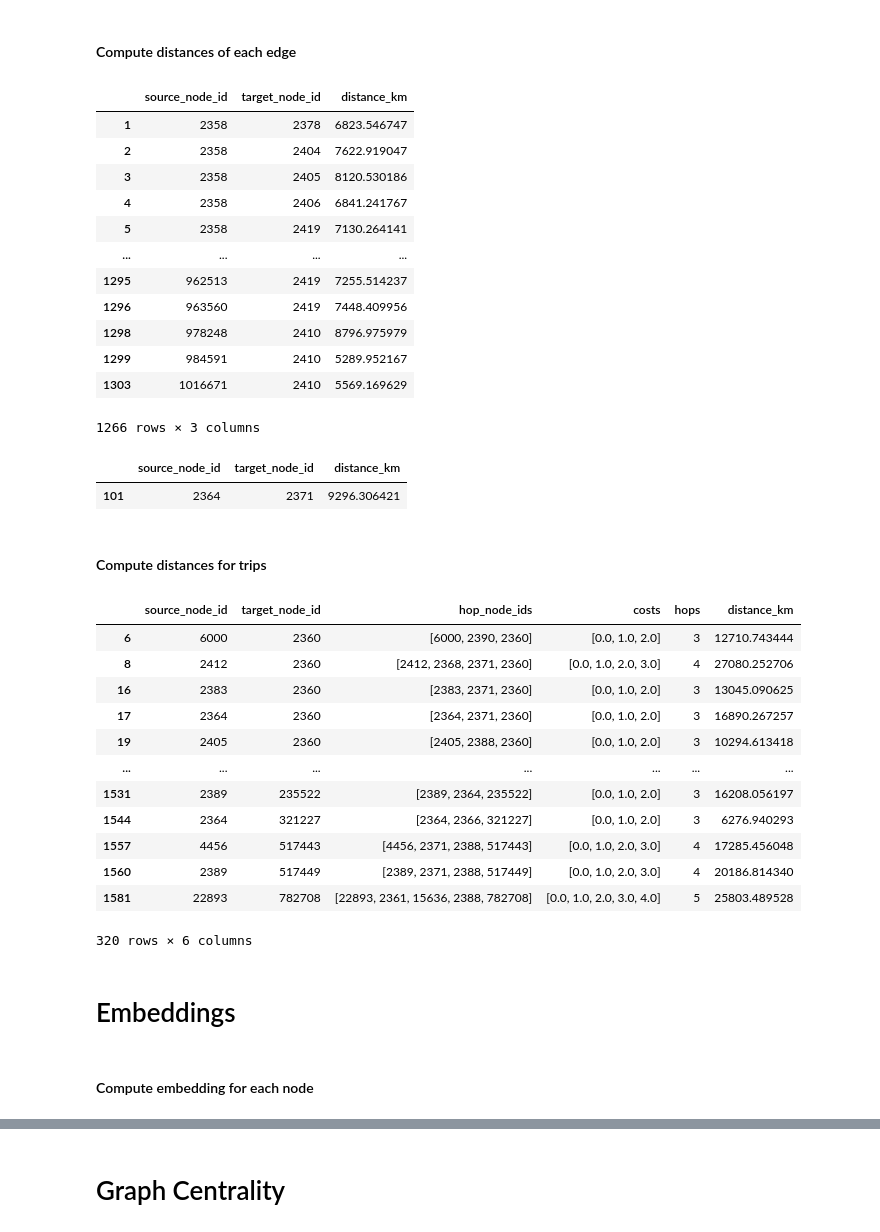
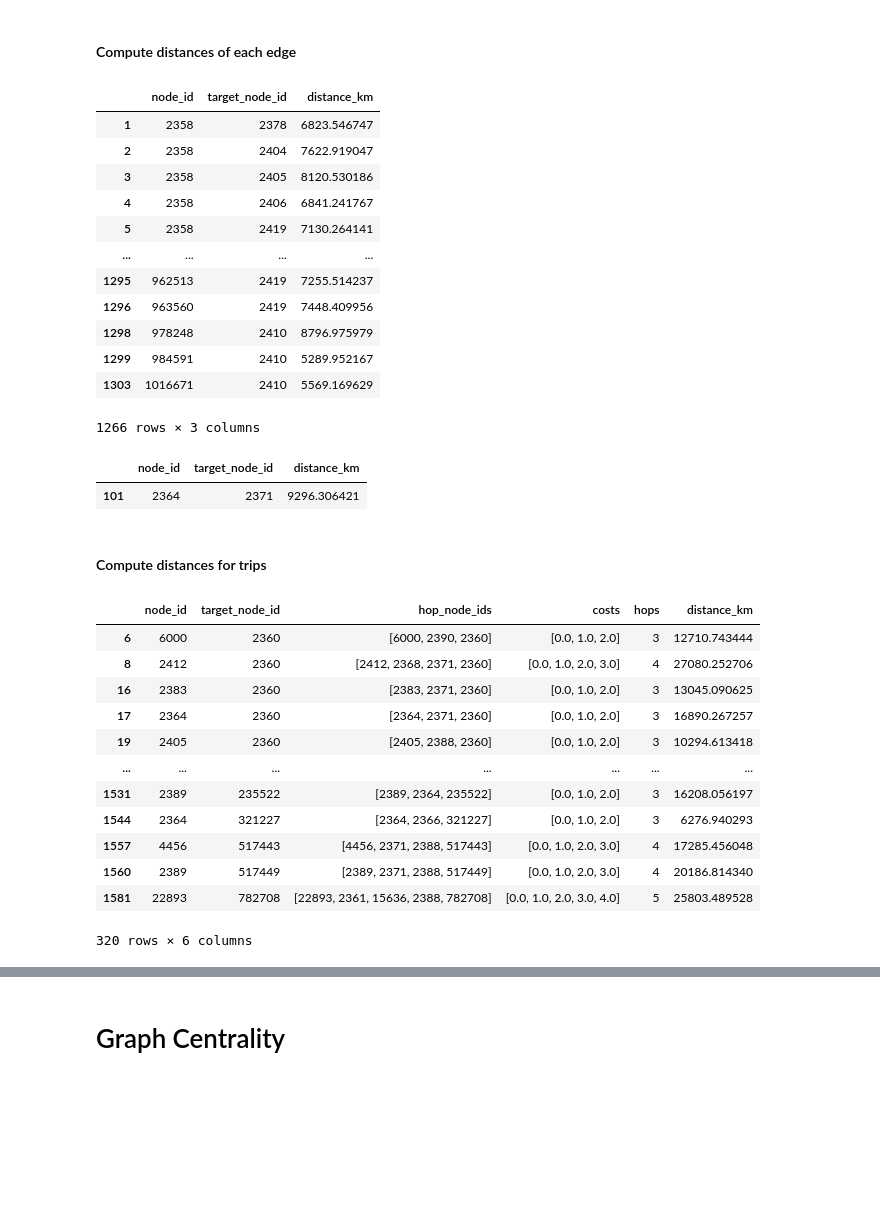
Before and after one commit to marcopellegrinoit/hopsworks-neo4j-tutorial, a Jupyter notebook: 1_feature_pipeline.ipynb, the cells around one changed output, grey strips where cells are left out. Drawn from its saved outputs; the diff is of its cells as text; code cells hidden in the pictures; blank space fills up the shorter version.

```diff
--- a/1_feature_pipeline.ipynb
+++ b/1_feature_pipeline.ipynb
@@ -138,11 +138,11 @@ distances_df
 # %%
 distance_edge_df = gds.graph.relationshipProperty.stream(port_routes,  node_properties="distance")
 distance_edge_df = distance_edge_df.dropna() # remove NAs
-distance_edge_df.columns = ["source_node_id", "target_node_id", "relationshipType", "distance_km"] # rename columns
-distance_edge_df = distance_edge_df[["source_node_id", "target_node_id", "distance_km"]] # select columns
+distance_edge_df.columns = ["node_id", "target_node_id", "relationshipType", "distance_km"] # rename columns
+distance_edge_df = distance_edge_df[["node_id", "target_node_id", "distance_km"]] # select columns
 distance_edge_df
 # %% [output]
-|  | source_node_id | target_node_id | distance_km |
+|  | node_id | target_node_id | distance_km |
 | 1 | 2358 | 2378 | 6823.546747 |
 | 2 | 2358 | 2404 | 7622.919047 |
 | 3 | 2358 | 2405 | 8120.530186 |
@@ -157,9 +157,9 @@ distance_edge_df
 1266 rows × 3 columns
 # %%
 # Example distances from source to target
-distance_edge_df[(distance_edge_df.source_node_id == 2364) & (distance_edge_df.target_node_id ==2371)]
+distance_edge_df[(distance_edge_df.node_id == 2364) & (distance_edge_df.target_node_id ==2371)]
 # %% [output]
-|  | source_node_id | target_node_id | distance_km |
+|  | node_id | target_node_id | distance_km |
 | 101 | 2364 | 2371 | 9296.306421 |
 # %% [markdown]
 #### Compute distances for trips
@@ -177,14 +177,14 @@ def sliding_window(elements, window_size):
 def estimate_dist(x):
     distance = 0
     for i in sliding_window(x, window_size=2):
-        tmp_df = distance_edge_df[(distance_edge_df.source_node_id == i[0]) & (distance_edge_df.target_node_id ==i[1])]
+        tmp_df = distance_edge_df[(distance_edge_df.node_id == i[0]) & (distance_edge_df.target_node_id ==i[1])]
         distance += tmp_df.distance_km.values[0]
     return distance
 
 distances_df["distance_km"] = distances_df.hop_node_ids.map(lambda x: estimate_dist(x))
 distances_df
 # %% [output]
-|  | source_node_id | target_node_id | hop_node_ids | costs | hops | distance_km |
+|  | node_id | target_node_id | hop_node_ids | costs | hops | distance_km |
 | 6 | 6000 | 2360 | [6000, 2390, 2360] | [0.0, 1.0, 2.0] | 3 | 12710.743444 |
 | 8 | 2412 | 2360 | [2412, 2368, 2371, 2360] | [0.0, 1.0, 2.0, 3.0] | 4 | 27080.252706 |
 | 16 | 2383 | 2360 | [2383, 2371, 2360] | [0.0, 1.0, 2.0] | 3 | 13045.090625 |
@@ -197,7 +197,3 @@ distances_df
 | 1560 | 2389 | 517449 | [2389, 2371, 2388, 517449] | [0.0, 1.0, 2.0, 3.0] | 4 | 20186.814340 |
 | 1581 | 22893 | 782708 | [22893, 2361, 15636, 2388, 782708] | [0.0, 1.0, 2.0, 3.0, 4.0] | 5 | 25803.489528 |
 320 rows × 6 columns
-# %% [markdown]
-# Embeddings
-# %% [markdown]
-#### Compute embedding for each node
```
Also changed, not shown: parts of 18 cells of this notebook, 5 other files.
